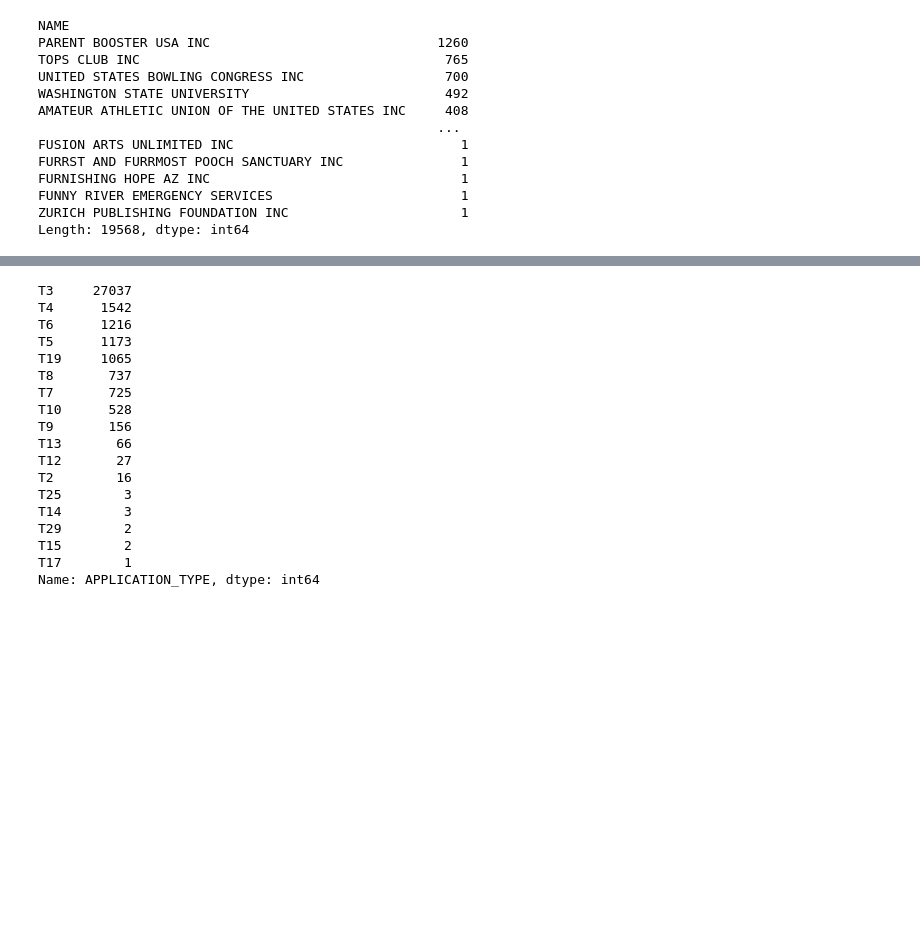
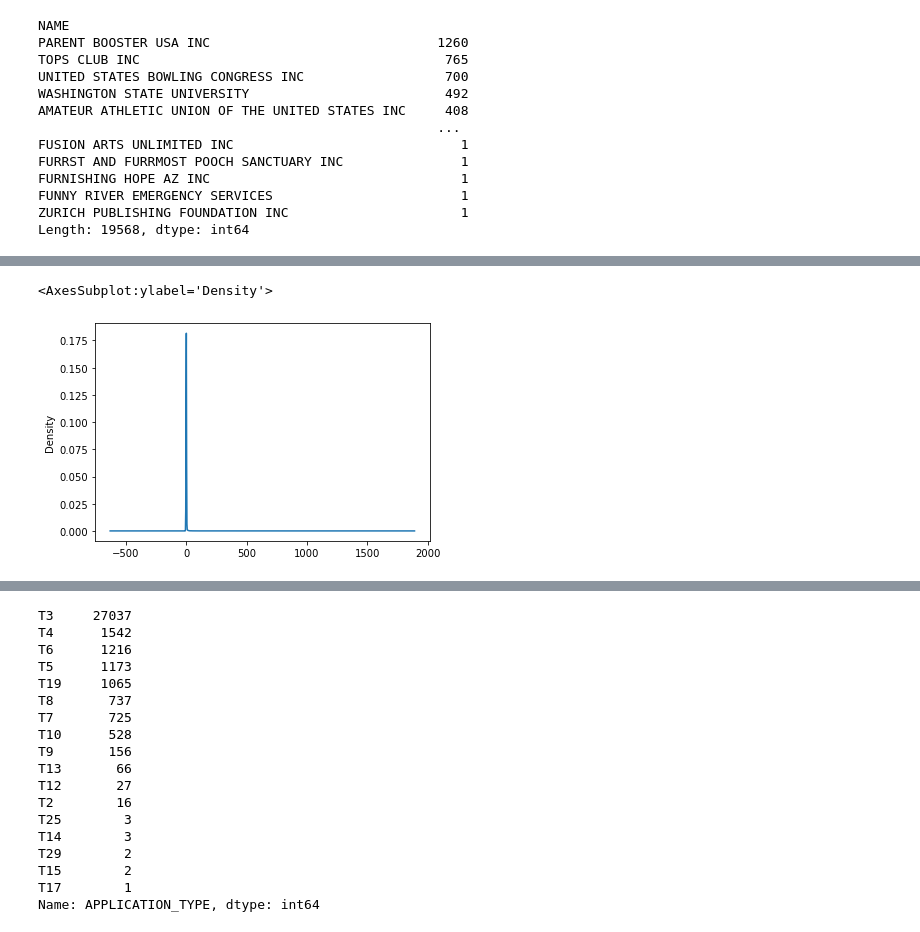
Before and after one commit to macdkw89/Neural_Network_Charity_Analysis, a Jupyter notebook: AlphabetSoupCharity_Optimzation.ipynb, the cells around one changed output, grey strips where cells are left out. Saved outputs shown, nothing was run; the diff lists cells and outputs as text; code cells hidden in the pictures; blank space fills up the shorter version.

```diff
--- a/AlphabetSoupCharity_Optimzation.ipynb
+++ b/AlphabetSoupCharity_Optimzation.ipynb
@@ -58,0 +80,5 @@ dtype: int64
+# %%
+name_counts.plot.density()
+# %% [output]
+<AxesSubplot:ylabel='Density'>
+[figure, added]
```
Also changed, not shown: parts of 12 cells of this notebook.
